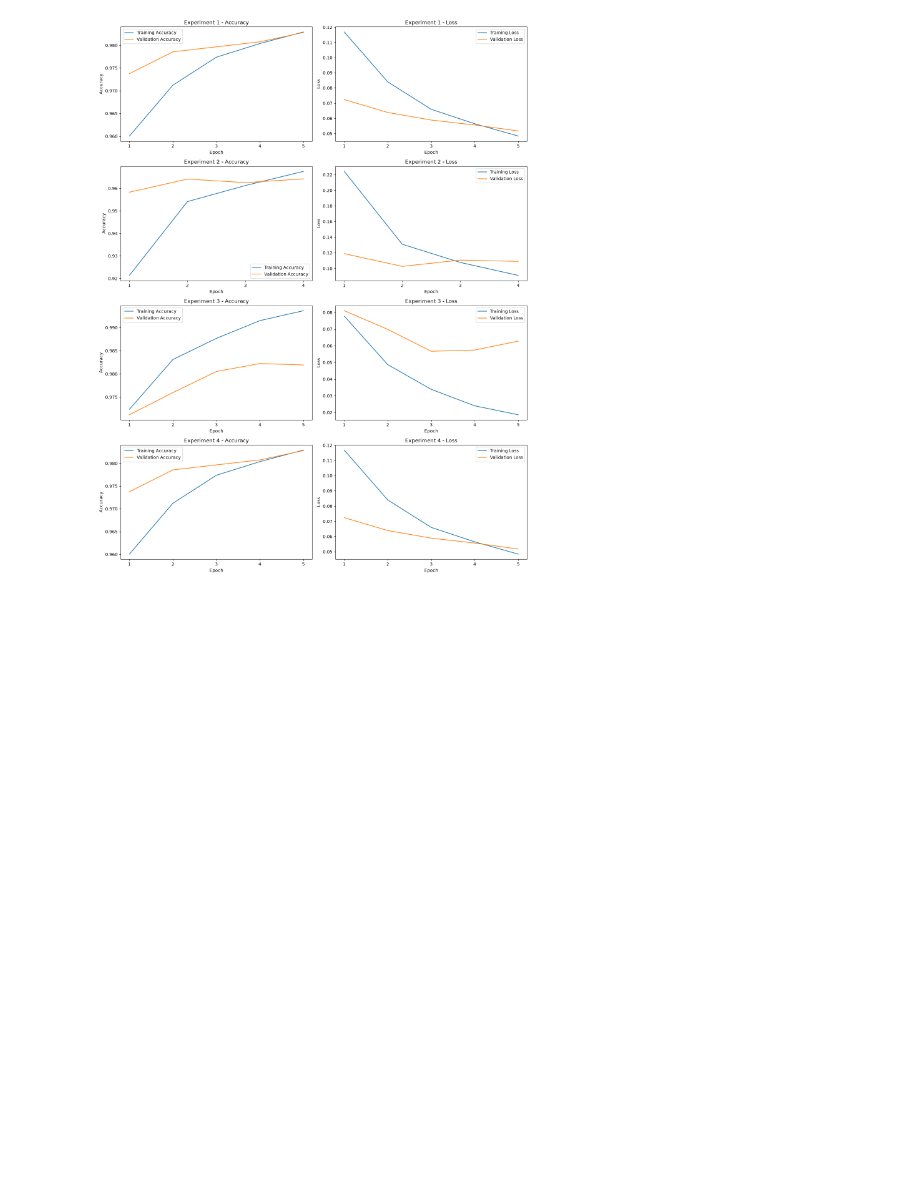
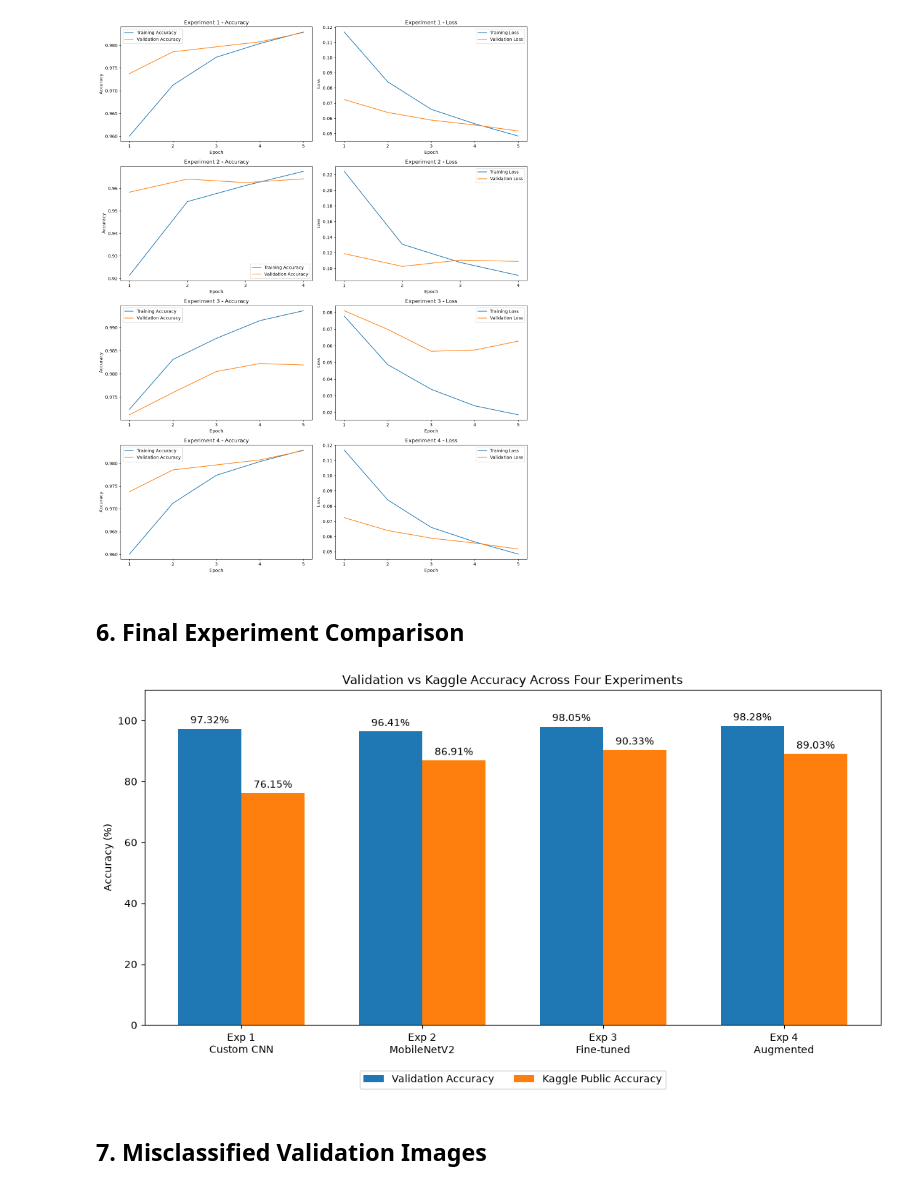
Before and after one commit to chaima-oueslati/facial_feature_classifier, a Jupyter notebook: notebooks/facial_feature_classifier.ipynb, the cells around one changed output. Cells and saved outputs as stored; diff of their text form; code cells hidden in the pictures; blank space fills up the shorter version.

```diff
--- a/notebooks/facial_feature_classifier.ipynb
+++ b/notebooks/facial_feature_classifier.ipynb
@@ -930,3 +1026,53 @@ plt.tight_layout()
 plt.show()
 # %% [output]
 [figure]
+# %% [markdown]
+## 6. Final Experiment Comparison
+# %%
+import matplotlib.pyplot as plt
+import numpy as np
+
+experiments = [
+    "Exp 1\nCustom CNN",
+    "Exp 2\nMobileNetV2",
+    "Exp 3\nFine-tuned",
+    "Exp 4\nAugmented"
+]
+
+validation_accuracy = [97.32, 96.41, 98.05, 98.28]
+kaggle_accuracy = [76.15, 86.91, 90.33, 89.03]
+
+x = np.arange(len(experiments))
+width = 0.35
+
+plt.figure(figsize=(11, 6))
+
+validation_bars = plt.bar(
+    x - width / 2,
+    validation_accuracy,
+    width,
+    label="Validation Accuracy"
+)
+
+kaggle_bars = plt.bar(
+    x + width / 2,
+    kaggle_accuracy,
+    width,
+    label="Kaggle Public Accuracy"
+)
+
+plt.bar_label(validation_bars, fmt="%.2f%%", padding=3)
+plt.bar_label(kaggle_bars, fmt="%.2f%%", padding=3)
+
+plt.xticks(x, experiments)
+plt.ylabel("Accuracy (%)")
+plt.title("Validation vs Kaggle Accuracy Across Four Experiments")
+plt.ylim(0, 110)
+plt.legend(loc="upper center", bbox_to_anchor=(0.5, -0.12), ncol=2)
+
+plt.tight_layout()
+plt.show()
+# %% [output]
+[figure, added]
+# %% [markdown]
+## 7. Misclassified Validation Images
```
Also changed, not shown: parts of 8 cells of this notebook.
